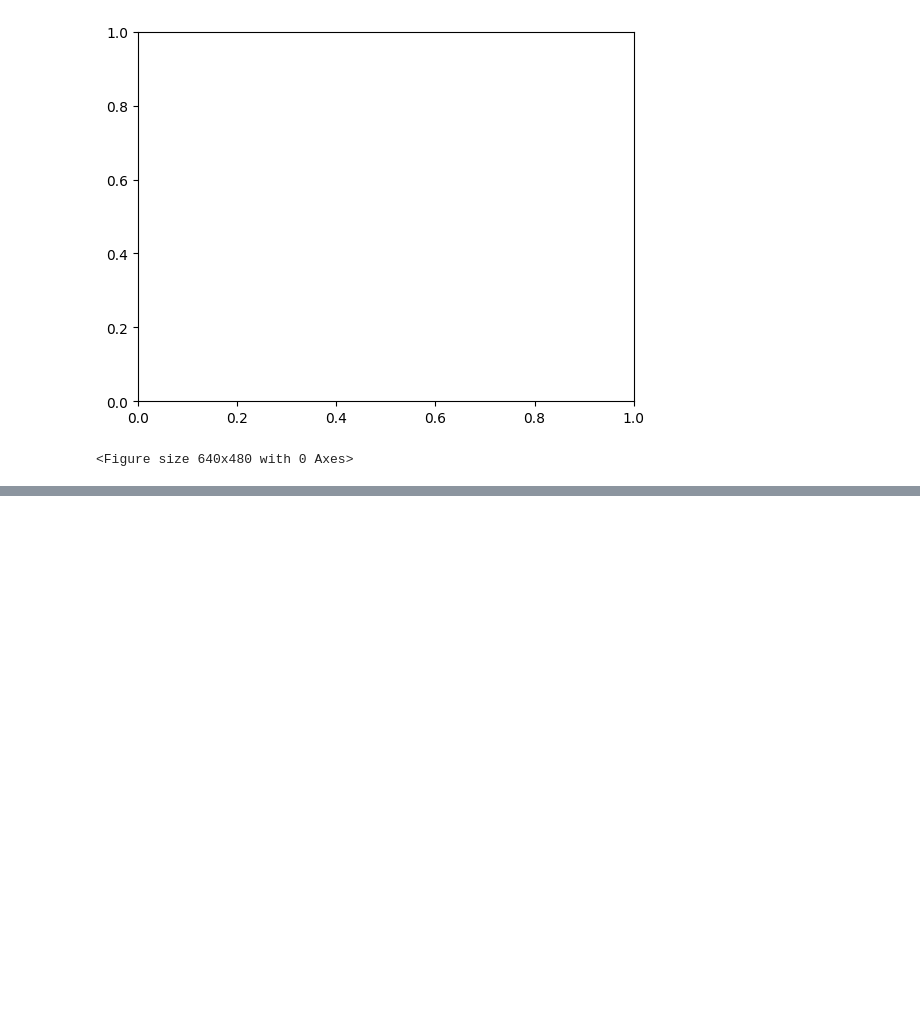
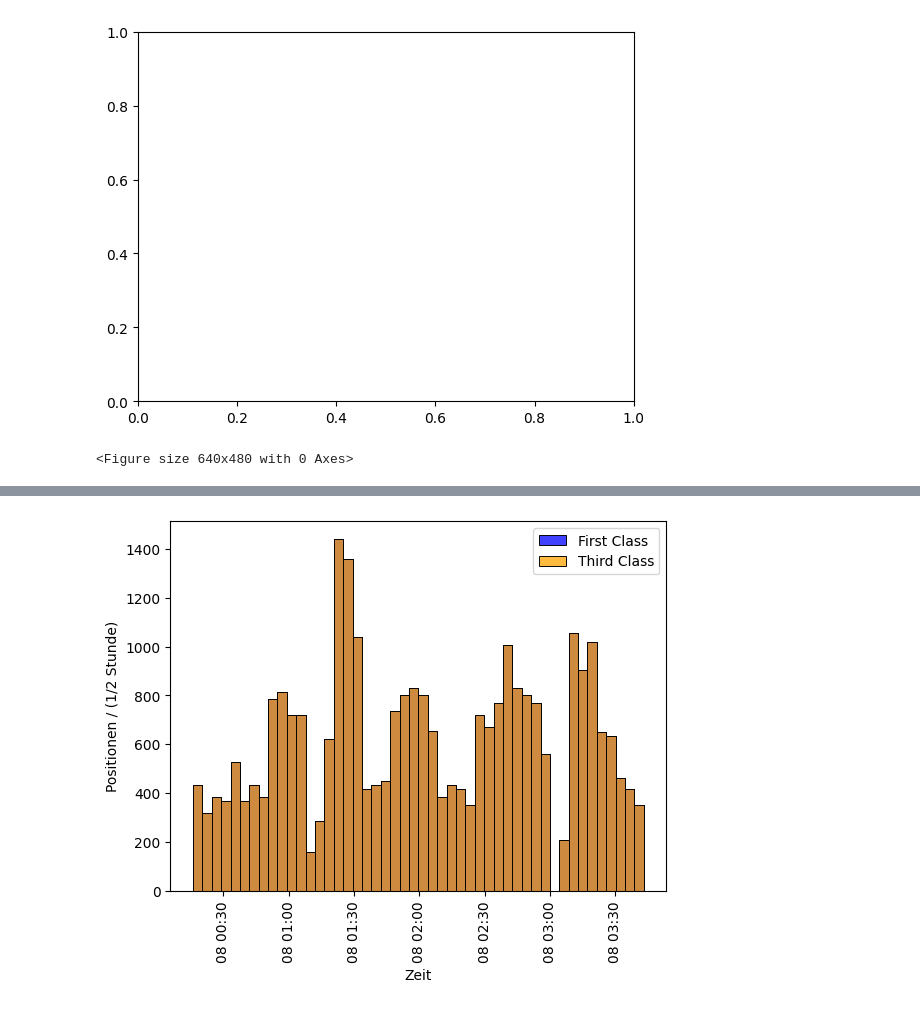
Before and after one commit to SeseRau/py-ma-git, a Jupyter notebook: notebooks/DataTest.ipynb, the cells around one changed output, grey strips where cells are left out. Cells and saved outputs as stored; diff of their text form; code cells hidden in the pictures; blank space fills up the shorter version.

```diff
--- a/notebooks/DataTest.ipynb
+++ b/notebooks/DataTest.ipynb
@@ -766,39 +745,37 @@ folderoutput = f"../workdir/AIS-Images/{filename}_analyse/"
 
 data =  pd.read_csv(f"../workdir/AIS-Files/{filename}.csv")
 
-filename = filename + "_1_knn_gnu"
-#filename = filename + "-6xs"
-df = pd.read_csv(f"../workdir/AIS-Files/{filename}.csv")
+#filename = filename + "_1_knn_gnu"
+filename = filename + "-6xs"
+# df = pd.read_csv(f"../workdir/AIS-Files/{filename}.csv")
 
 ddd = pd.DataFrame()
 ddf = pd.DataFrame()
 # Class A
 
-ddata = data#.copy()
-#ddata = ddata.drop(data[data['Type of mobile']  == "Class A" ].index)
-ddata = ddata.drop(data[data['Type of mobile']  == "Base Station" ].index)
-ddata = ddata.drop(data[data['Type of mobile']  == "Class B" ].index)
-ddata = ddata.drop(data[data['Type of mobile']  == "AtoN" ].index)
-ddata = ddata.drop(data[data['Type of mobile']  == "Man Overboard Device" ].index)
-ddata = ddata.drop(data[data['Type of mobile']  == "SAR Airborne" ].index)
-ddata = ddata.drop(data[data['Type of mobile']  == "Emergency PIRB" ].index)
-ddata = ddata.drop(data[data['Type of mobile']  == "Search and Rescue Transponder" ].index)
+# ddata = data#.copy()
+# #ddata = ddata.drop(data[data['Type of mobile']  == "Class A" ].index)
+# ddata = ddata.drop(data[data['Type of mobile']  == "Base Station" ].index)
+# ddata = ddata.drop(data[data['Type of mobile']  == "Class B" ].index)
+# ddata = ddata.drop(data[data['Type of mobile']  == "AtoN" ].index)
+# ddata = ddata.drop(data[data['Type of mobile']  == "Man Overboard Device" ].index)
+# ddata = ddata.drop(data[data['Type of mobile']  == "SAR Airborne" ].index)
+# ddata = ddata.drop(data[data['Type of mobile']  == "Emergency PIRB" ].index)
+# ddata = ddata.drop(data[data['Type of mobile']  == "Search and Rescue Transponder" ].index)
 
-# ddata = ddata.filter(regex=f"Class A")
-# Histogramm Time
-ddd = pd.to_datetime(ddata['# Timestamp'], format='%d/%m/%Y %H:%M:%S', )
-ddata = []
-ddd.columns = ['AIS-Rohdaten Class A']
-
-print('Einlesen der Daten abgeschlossen')
+# # ddata = ddata.filter(regex=f"Class A")
+# # Histogramm Time
+# ddd = pd.to_datetime(ddata['# Timestamp'], format='%d/%m/%Y %H:%M:%S', )
+# ddata = []
+# ddd.columns = ['AIS-Rohdaten Class A']
 
 filename = []
 
 filename = "aisdk-2023-11-08"
 
 folderoutput = f"../workdir/AIS-Images/{filename}_analyse/"
-filename = filename + "_1_knn_gnu"
-#filename = filename + "-xs_3_kkn_gnu"
+#filename = filename + "_1_knn_gnu"
+filename = filename + "-xs_3_kkn_gnu"
 df = pd.read_csv(f"../workdir/AIS-KNN-Files/{filename}.csv")
 
 
@@ -810,23 +787,45 @@ ddataa = pd.to_datetime(df['Time'],unit='s')
 df = []
 ddataa.columns = ['Aufbereitete AIS-Daten Class A']
 
-print('Einlesen der Daten abgeschlossen')
+
+#df = pd.Series(ddd, name="raw").to_frame().join(pd.Series(ddataa, name="knngnu").to_frame())
+#ddd = []
+#ddataa = []
+
+#ax = sns.histplot(df, bins=48)
+#sns.histplot(ddd, bins=48)
+#sns.histplot(ddataa, bins=48)
+#ax = sns.histplot([ddd, ddataa], bins=48, label=['AIS-Rohdaten Class A', 'Aufbereitete AIS-Daten Class A'])
+#ax.set(xlabel=f'Zeit', ylabel='Positionen/Sekunde')
+#ax.tick_params(axis='x', rotation=45)
+#fig = ax.get_figure()
+
+#plt.xlabel('Age')
+#plt.ylabel('Density')
+#plt.legend()
+
+#fig.savefig(f"{folderoutput}{filename}_time_multi.png", bbox_inches='tight', dpi=600)
+#ax = []
+#res_df = []
+#plt.clf()
+
+
+# # Sample data
+# data1 = sns.load_dataset(ddataa).query("`class` == 'First'")['age'].dropna()
+# data2 = sns.load_dataset(ddataa).query("`class` == 'Third'")['age'].dropna()
 
 # Plotting overlapping histograms with KDE
-sns.histplot(data=ddd, color='blue', kde=False, label='AIS-Rohdaten Class A', bins=48)
-sns.histplot(data=ddataa, color='orange', kde=False, label='Aufbereitete AIS-Daten Class A', bins=48)
+sns.histplot(ddataa, color='blue', label='AIS-Rohdaten Class A', bins = 48)
+sns.histplot(ddataa, color='orange', label='Aufbereitete AIS-Daten Class A', bins = 48)
 
 # Adding labels and legend
 plt.xlabel('Zeit')
-plt.ylabel('Positionen/Sekunde')
-plt.xticks(rotation=45)
+plt.ylabel('Positionen / (1/2 Stunde)')
 plt.legend()
+plt.xticks(rotation=90)
+plt.show()
 
-#plt.show()
-plt.savefig(f"{folderoutput}{filename}_time2.png", bbox_inches='tight', dpi=600)
 
-#fig.savefig(f"{folderoutput}{filename}_mmsi_time2.png", bbox_inches='tight', dpi=600) #
-#ax = []
-res_df = []
-plt.clf()
+
+#https://www.geeksforgeeks.org/plot-multiple-histograms-on-same-plot-with-seaborn/
 # %% [output]
@@ -833,0 +832 @@ Einlesen der Daten abgeschlossen
+[figure, added]
```
Also changed, not shown: parts of 4 cells of this notebook, 1 other file.
